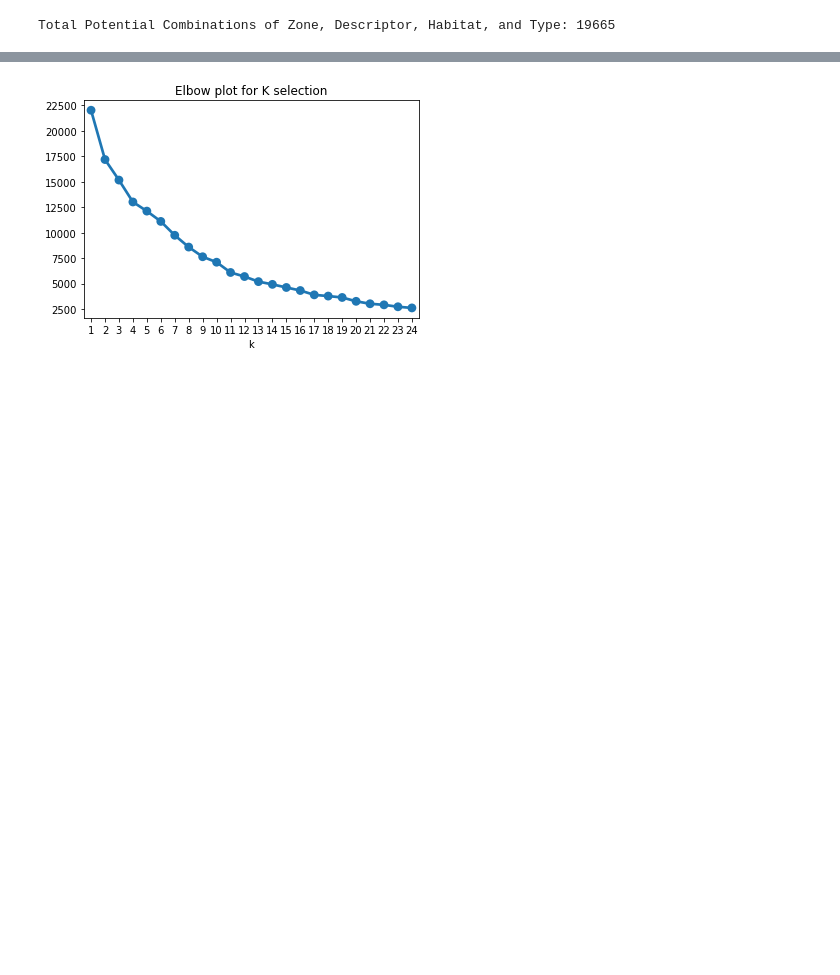
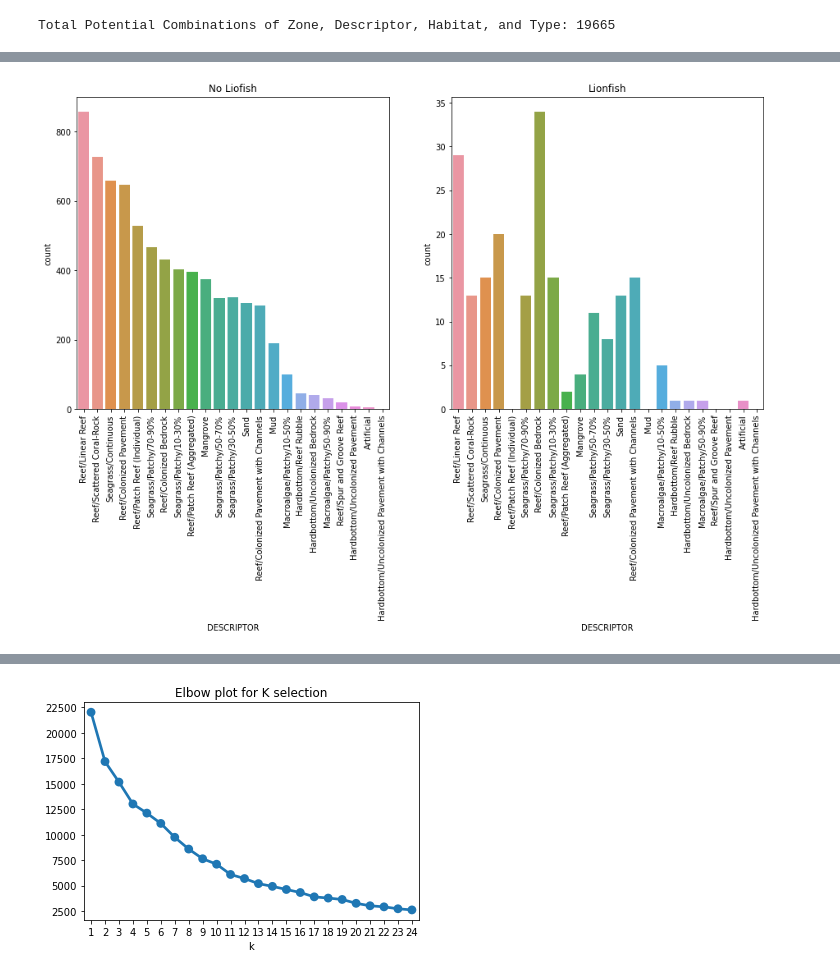
Before and after one commit to eric220/lf_probability_map, a Jupyter notebook: notebooks/Explore_Data.ipynb, the cells around one changed output, grey strips where cells are left out. Drawn from its saved outputs; the diff is of its cells as text; code cells hidden in the pictures; blank space fills up the shorter version.

```diff
--- a/notebooks/Explore_Data.ipynb
+++ b/notebooks/Explore_Data.ipynb
@@ -151,0 +133,4 @@ sn.countplot(x = 'HABITAT', data = df.query('num_lf > 0'), ax = ax2, order = df[
+# %%
+plot_sidebysides(df, 'DESCRIPTOR')
+# %% [output]
+[figure, added]
```
Also changed, not shown: parts of 11 cells of this notebook, 1 other file.
